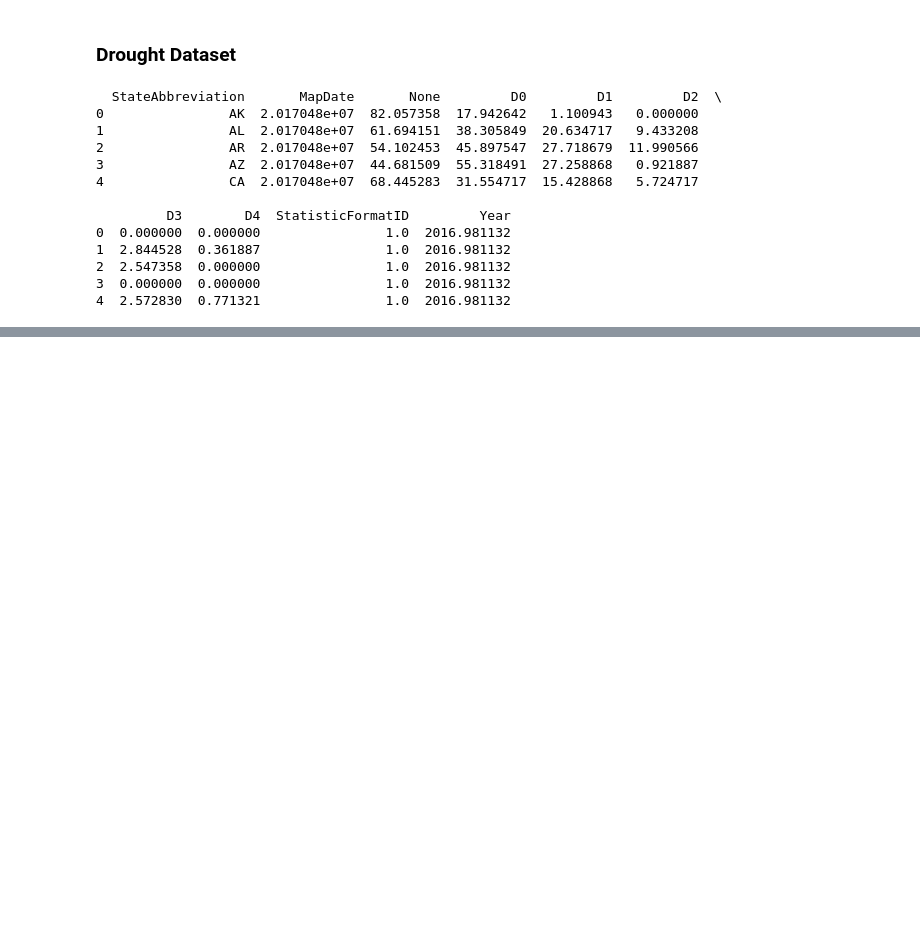
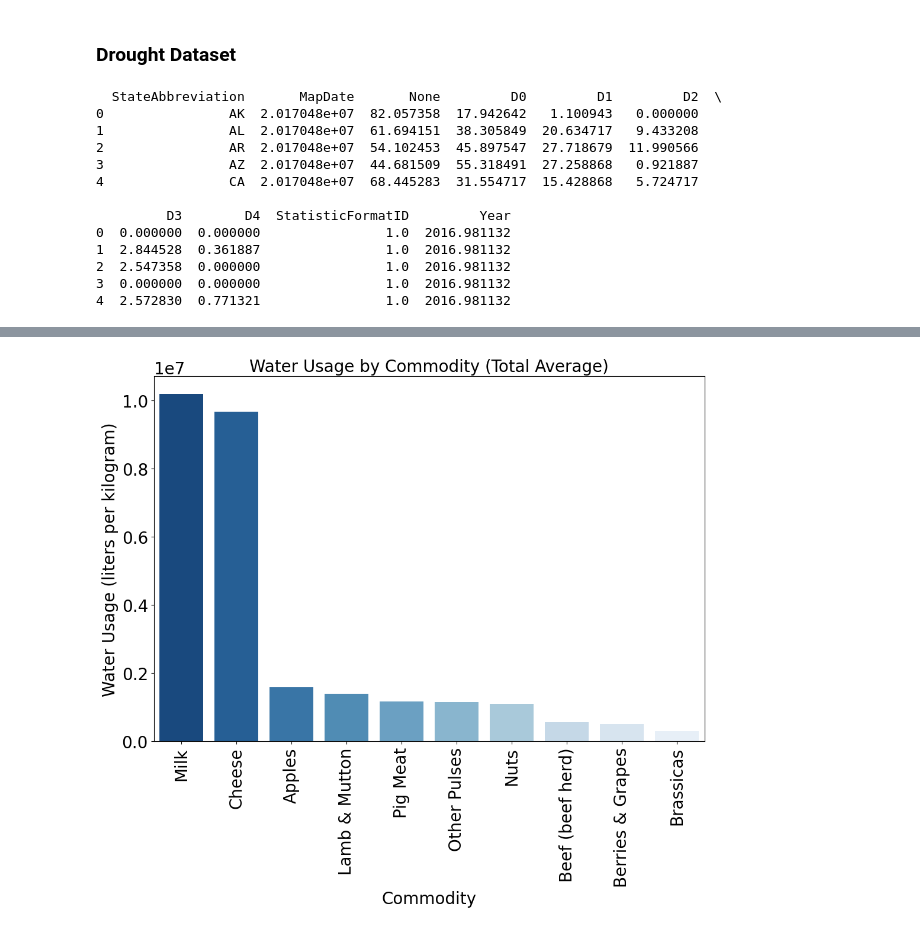
Before and after one commit to ninae555/case_studdy_1, a Jupyter notebook: report.ipynb, the cells around one changed output, grey strips where cells are left out. Saved outputs shown, nothing was run; the diff lists cells and outputs as text; code cells hidden in the pictures; blank space fills up the shorter version.

```diff
--- a/report.ipynb
+++ b/report.ipynb
@@ -332,0 +1069,34 @@ print(tabulate(df_drought_new.head(), headers='keys', tablefmt='grid'))
+# %%
+# Original DataFrame in scientific notation
+df = pd.DataFrame({
+    'Commodity': ['Milk', 'Cheese', 'Apples', 'Lamb & Mutton', 'Pig Meat',
+                  'Other Pulses', 'Nuts', 'Beef (beef herd)', 'Berries & Grapes', 'Brassicas'],
+    'Total Average': [1.019570e+07, 9.678795e+06, 1.593678e+06, 1.391444e+06,
+                      1.165247e+06, 1.154120e+06, 1.107694e+06, 5.632008e+05,
+                      5.046458e+05, 2.967526e+05]
+})
+
+# Convert scientific notation to regular numbers
+df['Total Average'] = df['Total Average'].apply(lambda x: format(x, 'f'))
+
+# Create commodities dictionary
+commodities = df.set_index('Commodity')['Total Average'].to_dict()
+
+commodities_df = pd.DataFrame(list(commodities.items()), columns=['Commodity', 'Water Usage'])
+
+# Convert 'Water Usage' to float type
+commodities_df['Water Usage'] = commodities_df['Water Usage'].astype(float)
+
+# Sort the DataFrame by water usage
+commodities_df.sort_values('Water Usage', ascending=False, inplace=True)
+
+# Create a bar plot
+plt.figure(figsize=(12,8))
+sns.barplot(x='Commodity', y='Water Usage', data=commodities_df, palette="Blues_r")
+plt.title('Water Usage by Commodity (Total Average)')
+plt.xlabel('Commodity')
+plt.ylabel('Water Usage (liters per kilogram)')
+plt.xticks(rotation=90)  # rotate x-axis labels for better readability
+plt.show()
+# %% [output]
+[figure, added]
```
Also changed, not shown: parts of 57 cells of this notebook, 11 other files.
